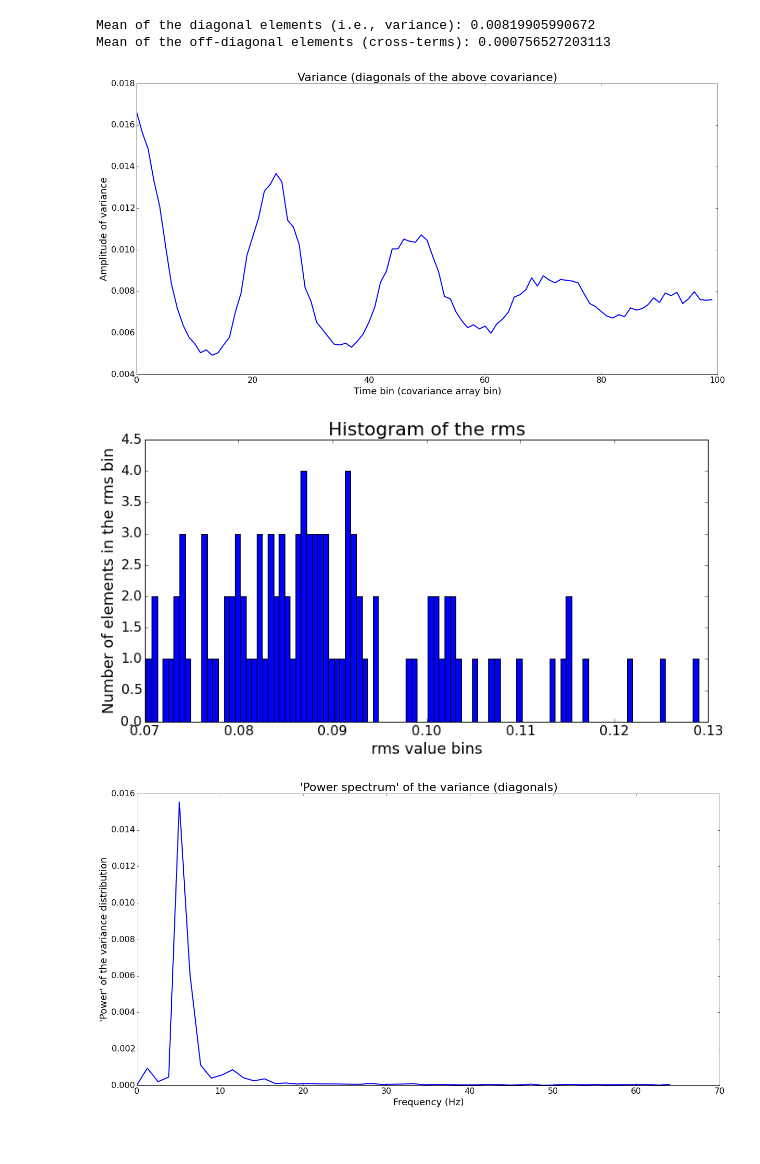
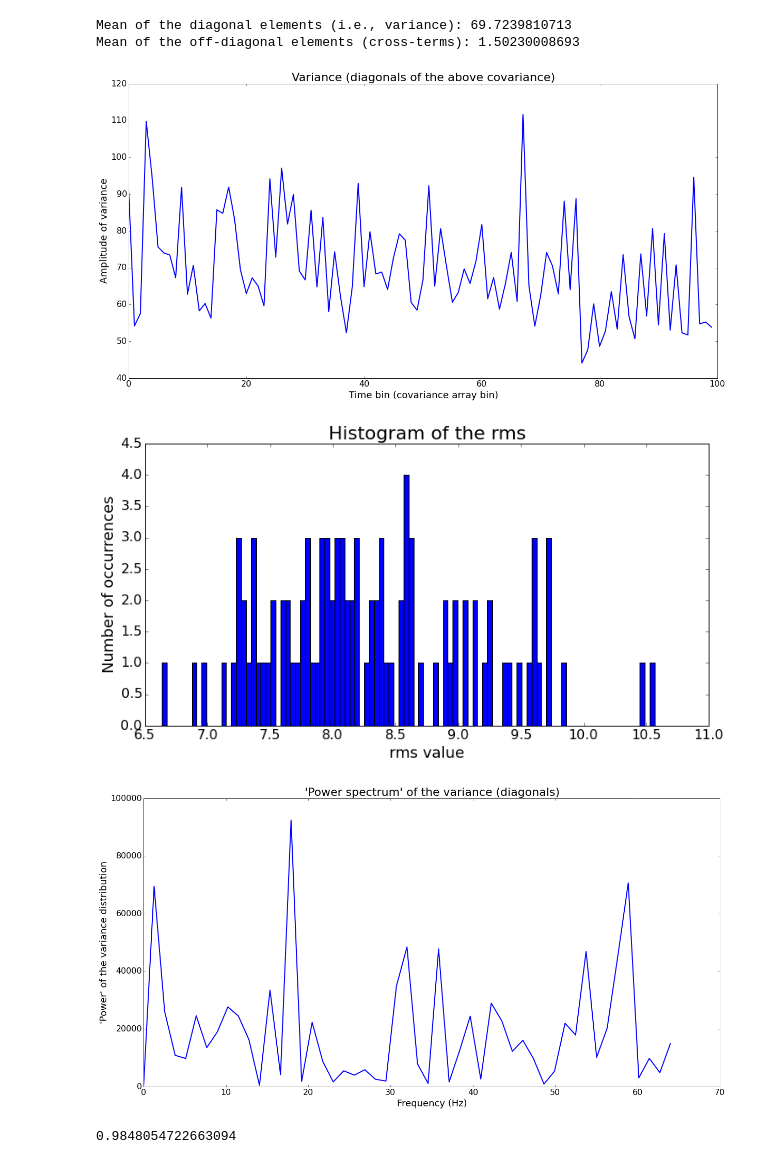
Before and after one commit to abigailStev/simulate, a Jupyter notebook: error_covariance.ipynb, the cells around one changed output. Saved outputs shown, nothing was run; the diff lists cells and outputs as text; code cells hidden in the pictures.

```diff
--- a/error_covariance.ipynb
+++ b/error_covariance.ipynb
@@ -7,11 +7,14 @@ import itertools
 ## Shows the plots inline, instead of in a separate window:
 %matplotlib inline
 # %%
-in_file = "./TK_simulation_table_150324.dat"
-prefix="TK"
+# in_file = "./TK_simulation_table_150330.dat"
+# prefix="TK"
 
-# in_file = "/Users/abigailstevens/Dropbox/Research/cross_correlation/GX339-BQPO_ccf_table.dat"
-# prefix="GX339-BQPO"
+in_file = "/Users/abigailstevens/Dropbox/Research/cross_correlation/GX339-BQPO_ccf_table.dat"
+# in_file = "/Users/abigailstevens/Dropbox/Research/cross_correlation/GX339-BQPO_ccf_table_wnans.dat"
+prefix="GX339-BQPO"
+
+# runstats_file="/Users/abigailstevens/Dropbox/Research/simulate/run_stats.dat"
 
 ccf_resid_plot = prefix + "_CCF_resids.png"
 cov_plot = prefix + "_covariance.png"
@@ -20,6 +23,7 @@ rms_hist_plot = prefix + "_rms_hist.png"
 psd_var_plot = prefix + "_psd_var.png"
 
 table = np.loadtxt(in_file)
+# tab_nans = np.isnan(table)
 dt = 1.0/128.0
 print "DT =", dt
 print np.shape(table)
@@ -31,4 +44,6 @@ DT = 0.0078125
 # %%
+table = table[0:213,]
+
 mean_ccf = np.mean(table, axis=0)
 ccf_resid = table - mean_ccf
 covariance = np.cov(ccf_resid, rowvar=0)
@@ -86,8 +124,8 @@ print "Mean of the diagonal elements (i.e., variance):", diag_mean
 off_diag = np.tril(covariance)
 print "Mean of the off-diagonal elements (cross-terms):", np.mean(off_diag)
 # %% [output]
-Mean of the diagonal elements (i.e., variance): 0.00819905990672
-Mean of the off-diagonal elements (cross-terms): 0.000756527203113
+Mean of the diagonal elements (i.e., variance): 69.7239810713
+Mean of the off-diagonal elements (cross-terms): 1.50230008693
 # %%
 fig, ax = plt.subplots(1,1, figsize=(20,10))
 ax.plot(np.arange(len(diag)), diag, lw=2)
@@ -99,21 +137,21 @@ ax.set_title("Variance (diagonals of the above covariance)", fontsize=22)
 plt.savefig(var_plot, dpi=200)
 plt.show()
 # %% [output]
-[figure, old version]
+[figure, new version]
 # %%
 rms = np.sqrt(diag)
 fig, ax = plt.subplots(1, 1, figsize=(12,6))
 h, bins, patches = ax.hist(rms, bins=len(diag))
 ax.set_ylim(0,np.max(h)+0.5)
 ax.tick_params(axis='x', labelsize=16, bottom=True, top=True, labelbottom=True, labeltop=False)
 ax.tick_params(axis='y', labelsize=16, left=True, right=True, labelleft=True, labelright=False)
-ax.set_xlabel("rms value bins", fontsize=18)
-ax.set_ylabel("Number of elements in the rms bin", fontsize=18)
+ax.set_xlabel("rms value", fontsize=18)
+ax.set_ylabel("Number of occurrences", fontsize=18)
 ax.set_title("Histogram of the rms", fontsize=22)
 plt.savefig(rms_hist_plot, dpi=200)
 plt.show()
 # %% [output]
-[figure, old version]
+[figure, new version]
 # %%
 FT = fftpack.fft(diag - diag_mean)
 power = np.absolute(FT)**2
@@ -132,4 +170,8 @@ ax.set_title("'Power spectrum' of the variance (diagonals)", fontsize=22)
 plt.savefig(psd_var_plot, dpi=200)
 plt.show()
 # %% [output]
-[figure, old version]
+[figure, new version]
+# %%
+4953.32503516/5029.74970657
+# %% [output]
+0.9848054722663094
```
Also changed, not shown: parts of 7 cells of this notebook.
